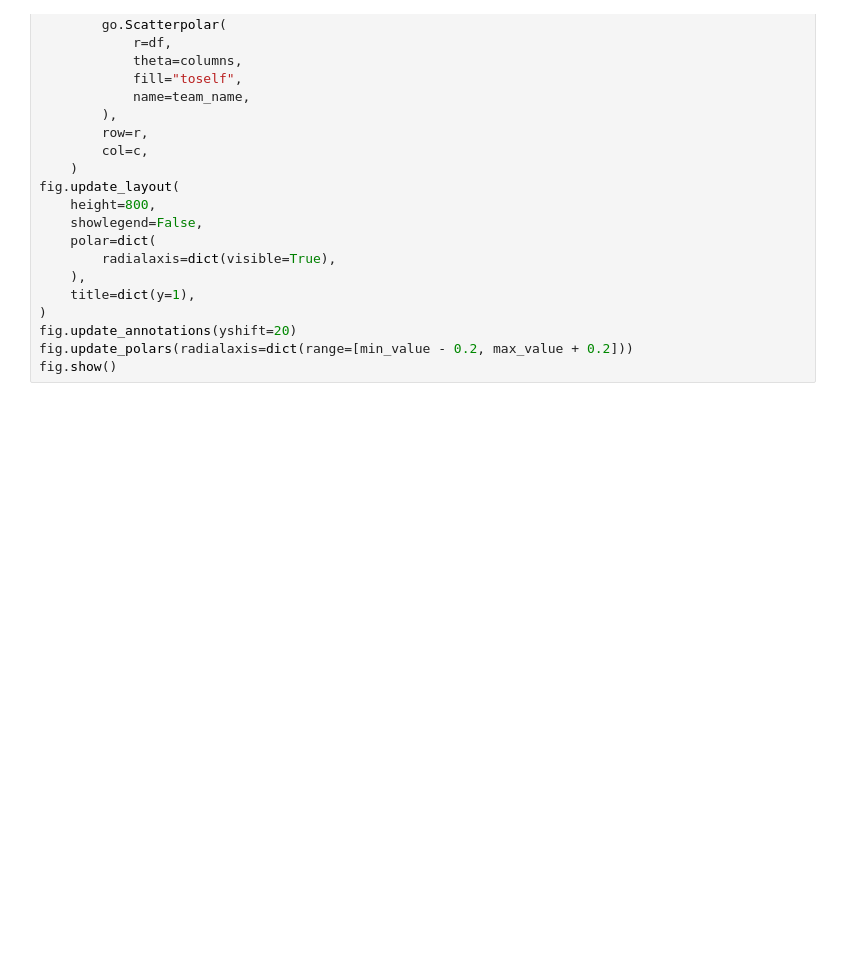
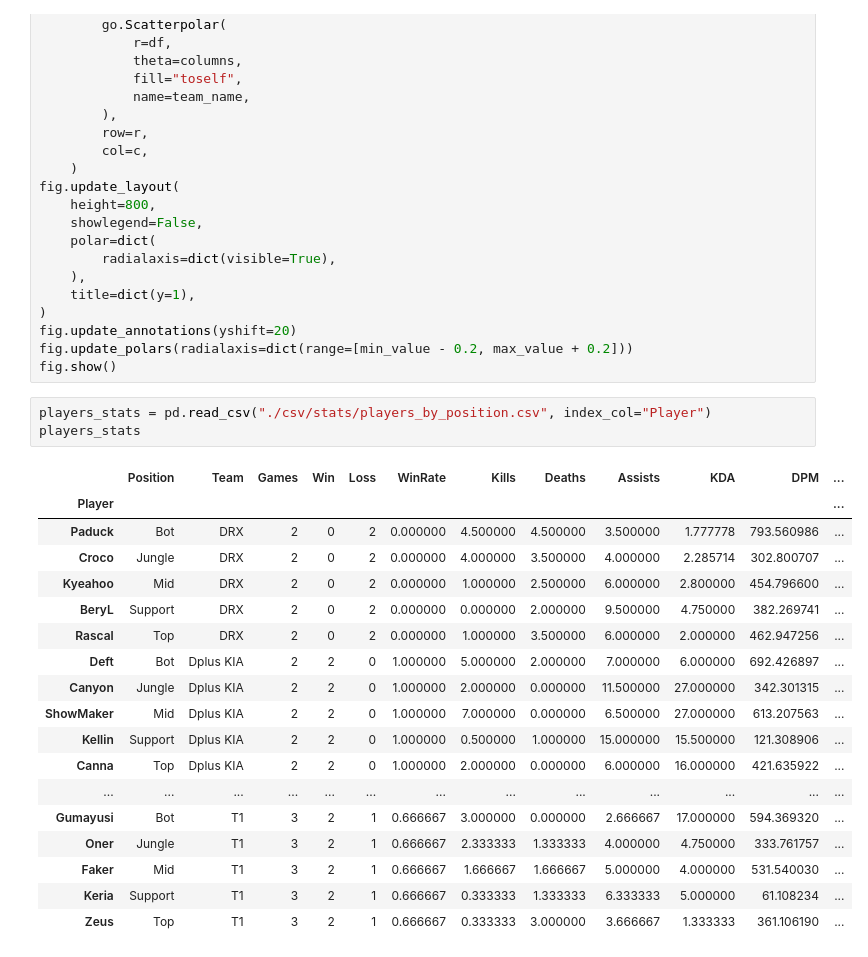
Before and after one commit to posky/LoL-Esports, a Jupyter notebook: lol_stats.ipynb, the cells around one changed output. Cells and saved outputs as stored; diff of their text form; blank space fills up the shorter version.

```diff
--- a/lol_stats.ipynb
+++ b/lol_stats.ipynb
@@ -127,3 +127,25 @@ fig.update_layout(
 fig.update_annotations(yshift=20)
 fig.update_polars(radialaxis=dict(range=[min_value - 0.2, max_value + 0.2]))
 fig.show()
+# %%
+players_stats = pd.read_csv("./csv/stats/players_by_position.csv", index_col="Player")
+players_stats
+# %% [output]
+|  | Position | Team | Games | Win | Loss | WinRate | Kills | Deaths | Assists | KDA | DPM | ... |
+| Player |  |  |  |  |  |  |  |  |  |  |  | ... |
+| Paduck | Bot | DRX | 2 | 0 | 2 | 0.000000 | 4.500000 | 4.500000 | 3.500000 | 1.777778 | 793.560986 | ... |
+| Croco | Jungle | DRX | 2 | 0 | 2 | 0.000000 | 4.000000 | 3.500000 | 4.000000 | 2.285714 | 302.800707 | ... |
+| Kyeahoo | Mid | DRX | 2 | 0 | 2 | 0.000000 | 1.000000 | 2.500000 | 6.000000 | 2.800000 | 454.796600 | ... |
+| BeryL | Support | DRX | 2 | 0 | 2 | 0.000000 | 0.000000 | 2.000000 | 9.500000 | 4.750000 | 382.269741 | ... |
+| Rascal | Top | DRX | 2 | 0 | 2 | 0.000000 | 1.000000 | 3.500000 | 6.000000 | 2.000000 | 462.947256 | ... |
+| Deft | Bot | Dplus KIA | 2 | 2 | 0 | 1.000000 | 5.000000 | 2.000000 | 7.000000 | 6.000000 | 692.426897 | ... |
+| Canyon | Jungle | Dplus KIA | 2 | 2 | 0 | 1.000000 | 2.000000 | 0.000000 | 11.500000 | 27.000000 | 342.301315 | ... |
+| ShowMaker | Mid | Dplus KIA | 2 | 2 | 0 | 1.000000 | 7.000000 | 0.000000 | 6.500000 | 27.000000 | 613.207563 | ... |
+| Kellin | Support | Dplus KIA | 2 | 2 | 0 | 1.000000 | 0.500000 | 1.000000 | 15.000000 | 15.500000 | 121.308906 | ... |
+| Canna | Top | Dplus KIA | 2 | 2 | 0 | 1.000000 | 2.000000 | 0.000000 | 6.000000 | 16.000000 | 421.635922 | ... |
+| ... | ... | ... | ... | ... | ... | ... | ... | ... | ... | ... | ... | ... |
+| Gumayusi | Bot | T1 | 3 | 2 | 1 | 0.666667 | 3.000000 | 0.000000 | 2.666667 | 17.000000 | 594.369320 | ... |
+| Oner | Jungle | T1 | 3 | 2 | 1 | 0.666667 | 2.333333 | 1.333333 | 4.000000 | 4.750000 | 333.761757 | ... |
+| Faker | Mid | T1 | 3 | 2 | 1 | 0.666667 | 1.666667 | 1.666667 | 5.000000 | 4.000000 | 531.540030 | ... |
+| Keria | Support | T1 | 3 | 2 | 1 | 0.666667 | 0.333333 | 1.333333 | 6.333333 | 5.000000 | 61.108234 | ... |
+| Zeus | Top | T1 | 3 | 2 | 1 | 0.666667 | 0.333333 | 3.000000 | 3.666667 | 1.333333 | 361.106190 | ... |
```
Also changed, not shown: parts of 14 cells of this notebook.
